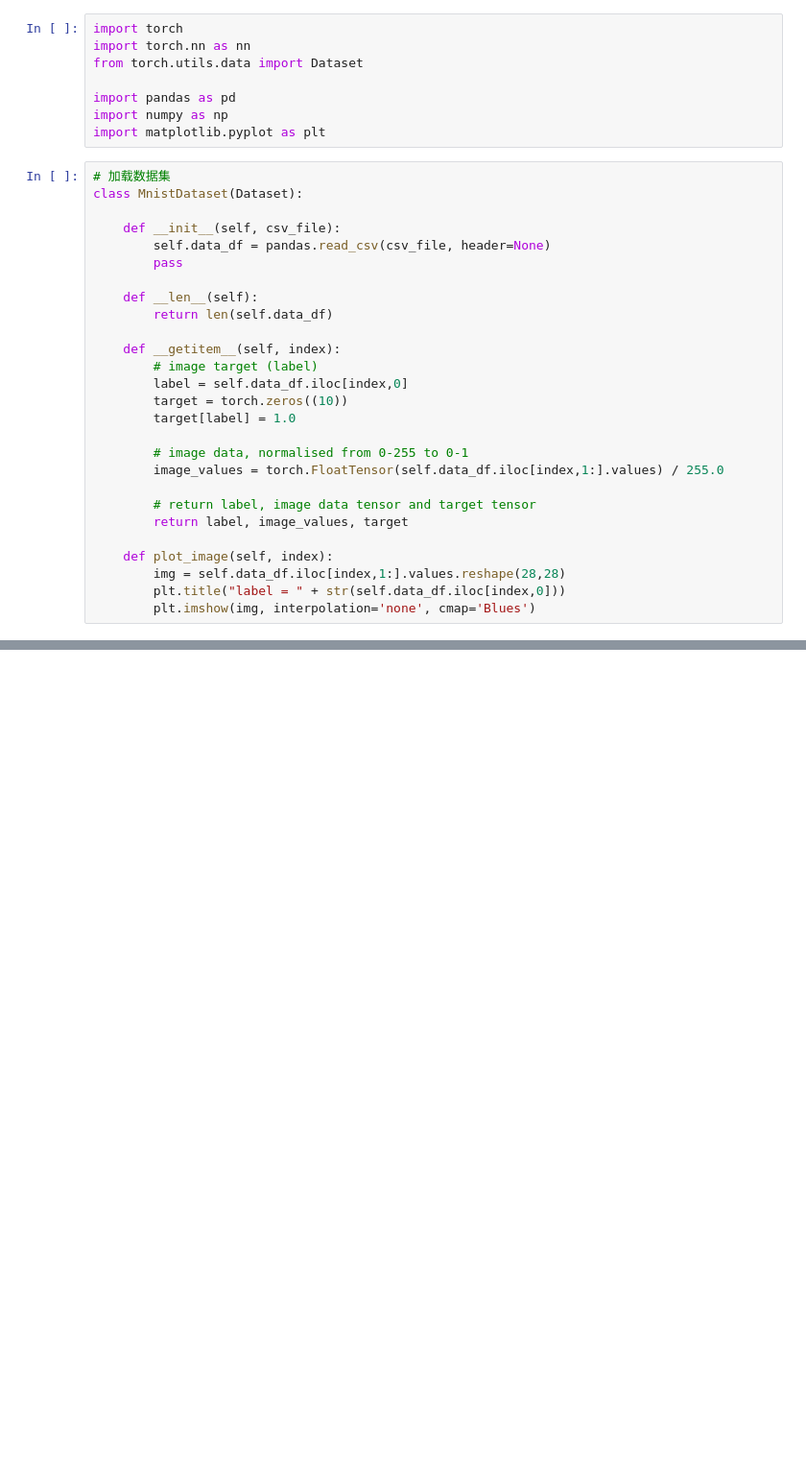
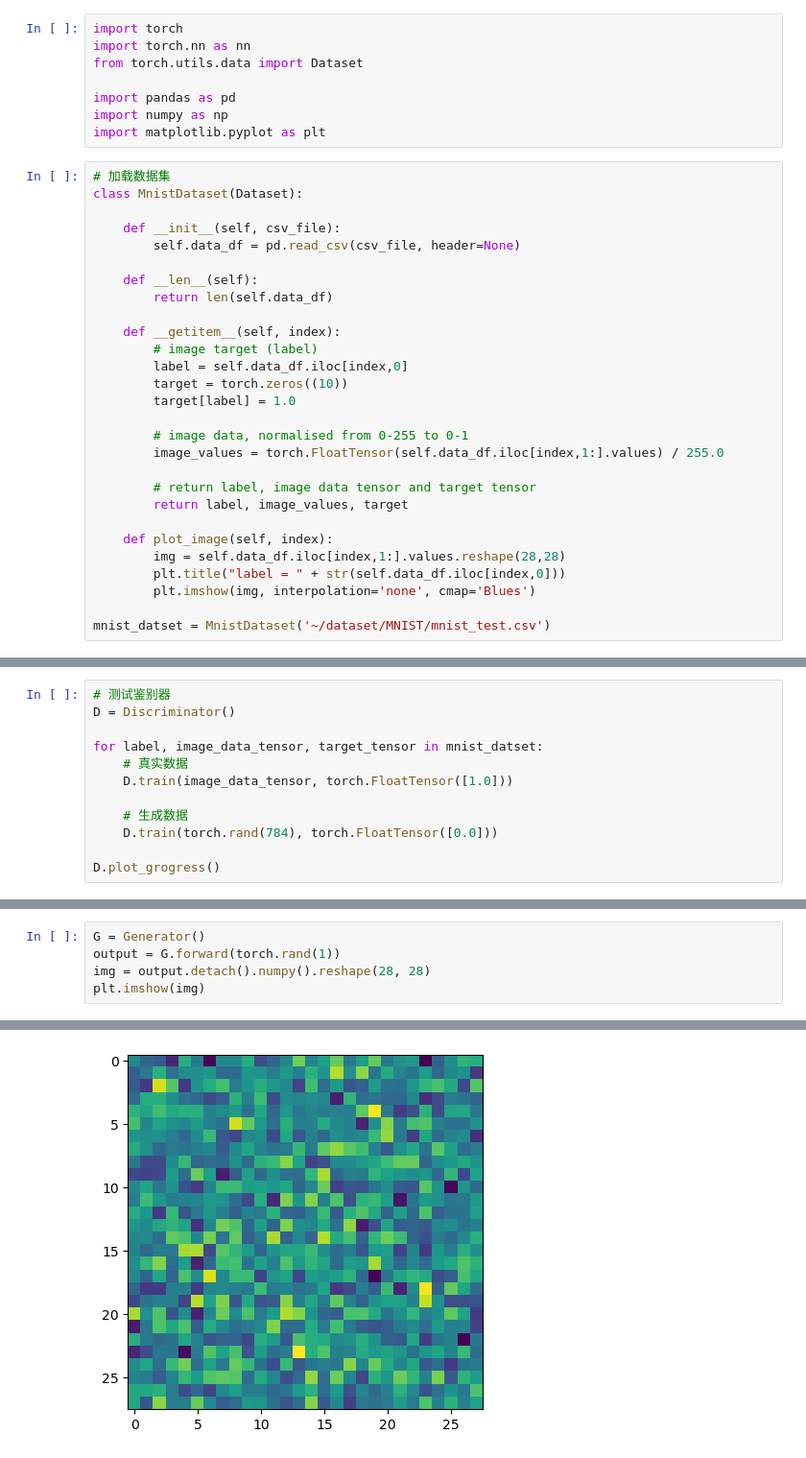
Before and after one commit to RenYixiong-ai/Note, a Jupyter notebook: deep_learning/GAN/MNiST.ipynb, the cells around one changed output, grey strips where cells are left out. Shown: that part at 96% size. Drawn from its saved outputs; the diff is of its cells as text; blank space fills up the shorter version.

```diff
--- a/deep_learning/GAN/MNiST.ipynb
+++ b/deep_learning/GAN/MNiST.ipynb
@@ -11,8 +11,7 @@ import matplotlib.pyplot as plt
 class MnistDataset(Dataset):
 
     def __init__(self, csv_file):
-        self.data_df = pandas.read_csv(csv_file, header=None)
-        pass
+        self.data_df = pd.read_csv(csv_file, header=None)
 
     def __len__(self):
         return len(self.data_df)
@@ -33,3 +32,5 @@ class MnistDataset(Dataset):
         img = self.data_df.iloc[index,1:].values.reshape(28,28)
         plt.title("label = " + str(self.data_df.iloc[index,0]))
         plt.imshow(img, interpolation='none', cmap='Blues')
+
+mnist_datset = MnistDataset('~/dataset/MNIST/mnist_test.csv')
@@ -39,0 +81,12 @@ print(a[0])
+# %%
+# 测试鉴别器
+D = Discriminator()
+
+for label, image_data_tensor, target_tensor in mnist_datset:
+    # 真实数据
+    D.train(image_data_tensor, torch.FloatTensor([1.0]))
+
+    # 生成数据
+    D.train(torch.rand(784), torch.FloatTensor([0.0]))
+
+D.plot_grogress()
@@ -39,0 +145,6 @@ print(a[0])
+# %%
+G = Generator()
+output = G.forward(torch.rand(1))
+img = output.detach().numpy().reshape(28, 28)
+plt.imshow(img)
+# %% [output]
@@ -39,0 +152 @@ print(a[0])
+[figure, added]
```
Also changed, not shown: parts of 7 cells of this notebook, 1 other file.
